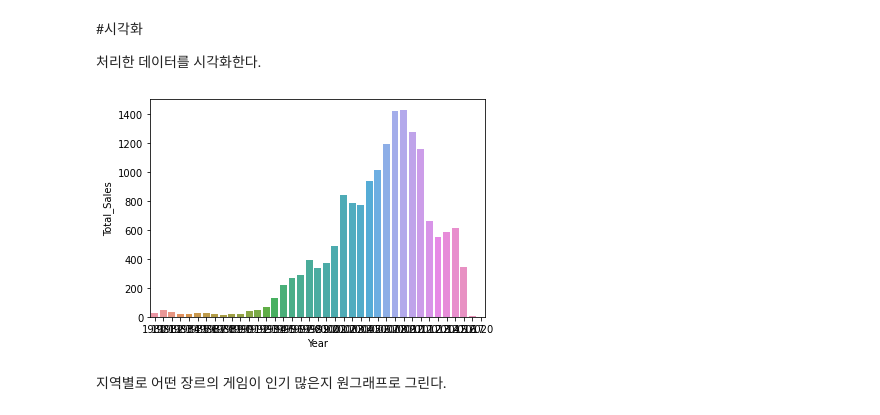
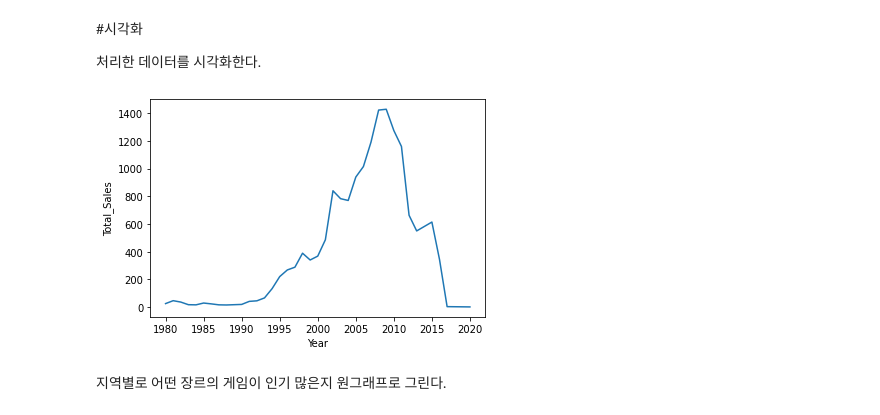
Before and after one commit to e080hsm/Section1_Project, a Jupyter notebook: ai14_n1xx_우성호.ipynb, the cells around one changed output. Saved outputs shown, nothing was run; the diff lists cells and outputs as text; code cells hidden in the pictures.

```diff
--- a/ai14_n1xx_우성호.ipynb
+++ b/ai14_n1xx_우성호.ipynb
@@ -286,10 +286,10 @@ memory usage: 1.2 MB
 
 처리한 데이터를 시각화한다.
 # %%
-sns.barplot(data=df.groupby('Year')['Total_Sales'].count().reset_index(), x= 'Year',y= 'Total_Sales')
+sns.lineplot(data=df.groupby('Year')['Total_Sales'].count().reset_index(), x= 'Year',y= 'Total_Sales')
 plt.show()
 # %% [output]
-[figure, old version]
+[figure, new version]
 # %% [markdown]
 지역별로 어떤 장르의 게임이 인기 많은지 원그래프로 그린다.
 # %%
```
Also changed, not shown: parts of 4 cells of this notebook.
